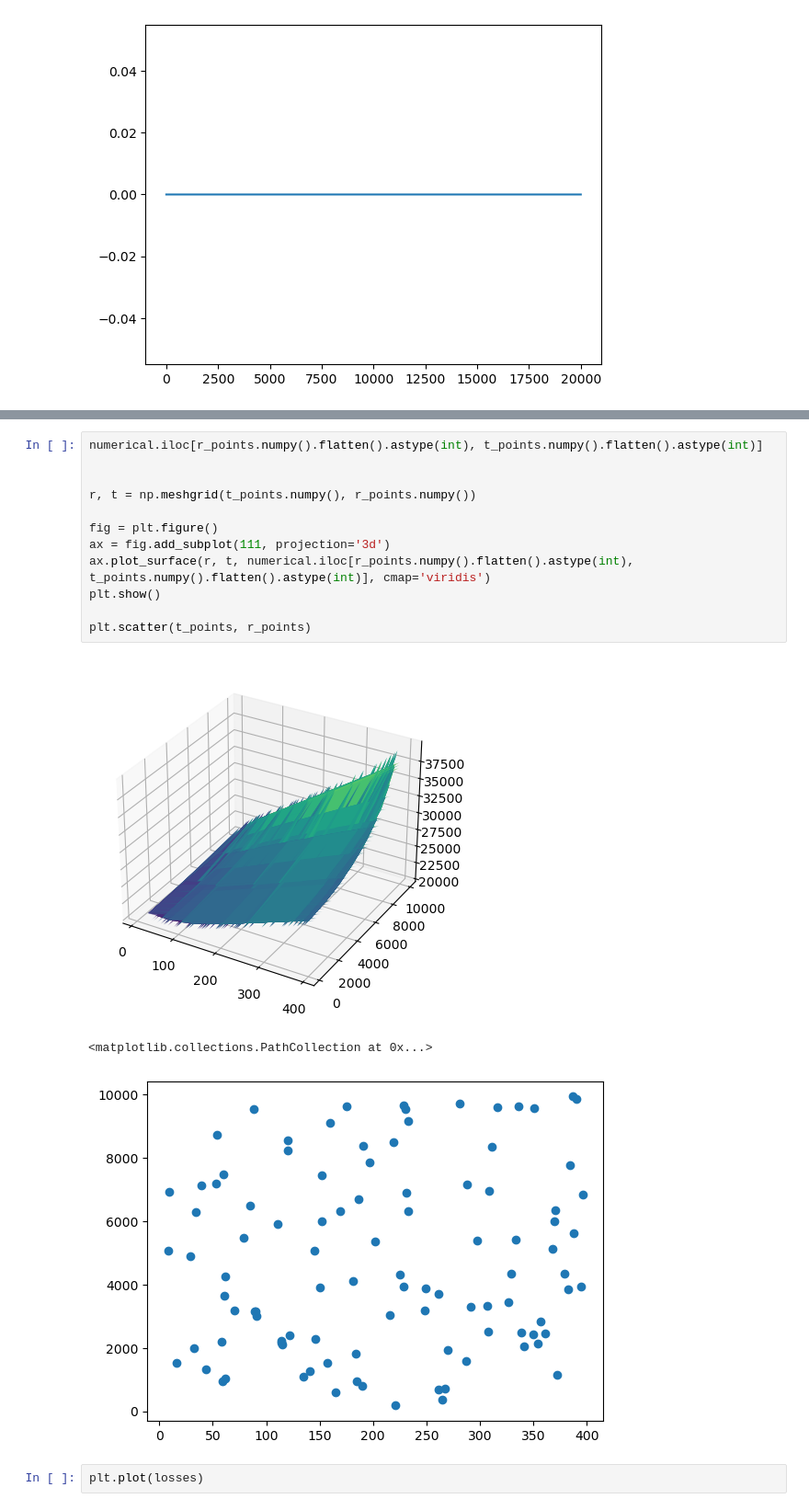
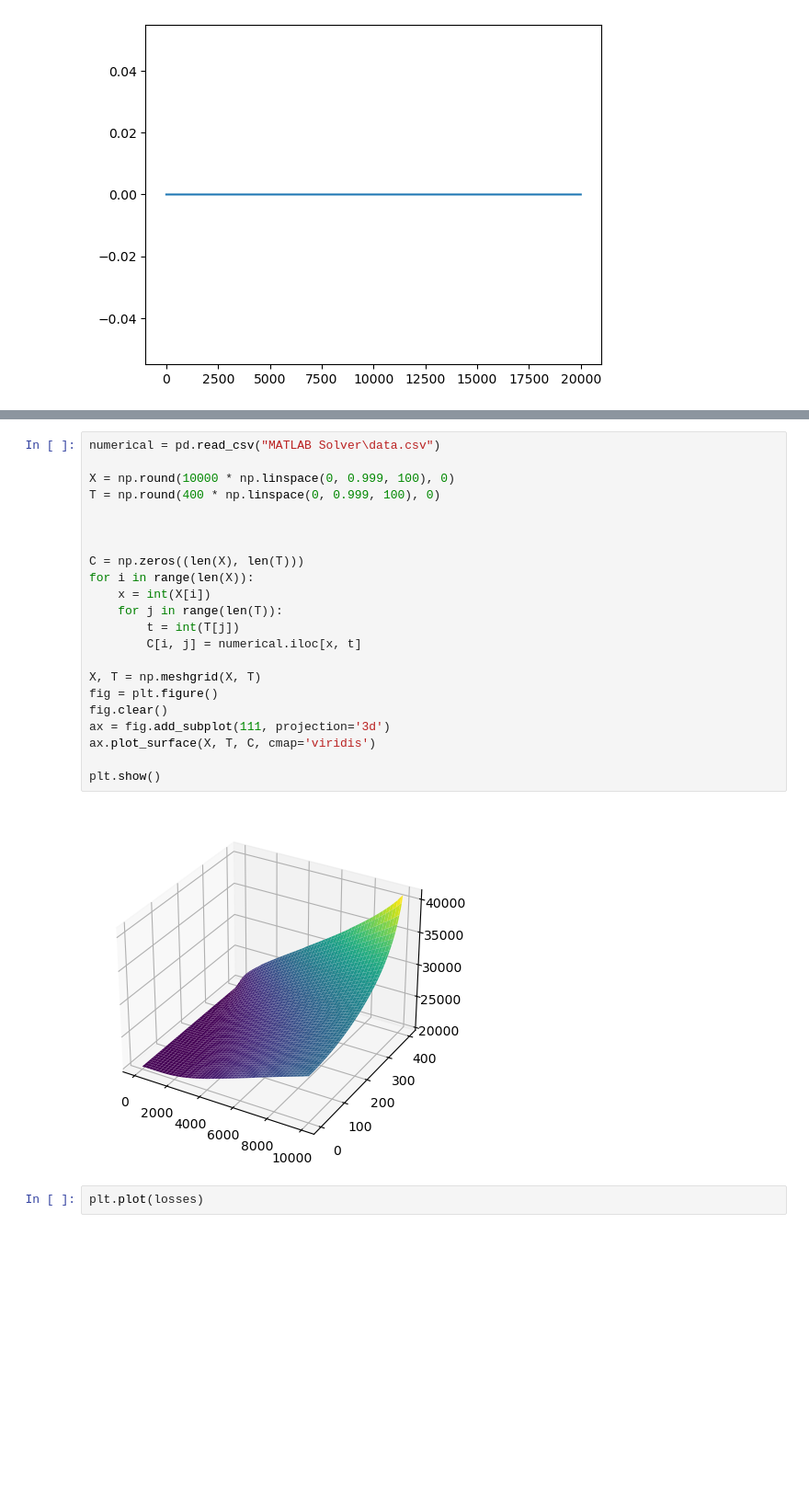
Before and after one commit to merdern/FYP, a Jupyter notebook: ReversePINN.ipynb, the cells around one changed output, grey strips where cells are left out. Shown: that part at 92% size. Saved outputs shown, nothing was run; the diff lists cells and outputs as text; blank space fills up the shorter version.

```diff
--- a/ReversePINN.ipynb
+++ b/ReversePINN.ipynb
@@ -426,19 +313,27 @@ KeyboardInterrupt:
-# %%
-numerical.iloc[r_points.numpy().flatten().astype(int), t_points.numpy().flatten().astype(int)]
-
-
-r, t = np.meshgrid(t_points.numpy(), r_points.numpy())
-
-fig = plt.figure()
-ax = fig.add_subplot(111, projection='3d')
-ax.plot_surface(r, t, numerical.iloc[r_points.numpy().flatten().astype(int), t_points.numpy().flatten().astype(int)], cmap='viridis')
-plt.show()
-
-plt.scatter(t_points, r_points)
-# %% [output]
-[figure, removed]
-<matplotlib.collections.PathCollection at 0x...>
-[figure, removed]
+# %%
+numerical = pd.read_csv("MATLAB Solver\data.csv")
+
+X = np.round(10000 * np.linspace(0, 0.999, 100), 0)
+T = np.round(400 * np.linspace(0, 0.999, 100), 0)
+
+
+
+C = np.zeros((len(X), len(T)))
+for i in range(len(X)):
+    x = int(X[i])
+    for j in range(len(T)):
+        t = int(T[j])
+        C[i, j] = numerical.iloc[x, t]
+
+X, T = np.meshgrid(X, T)
+fig = plt.figure()
+fig.clear()
+ax = fig.add_subplot(111, projection='3d')
+ax.plot_surface(X, T, C, cmap='viridis')
+
+plt.show()
+# %% [output]
+[figure, added]
 # %%
 plt.plot(losses)
 # %% [output]
```
Also changed, not shown: parts of 3 cells of this notebook.
